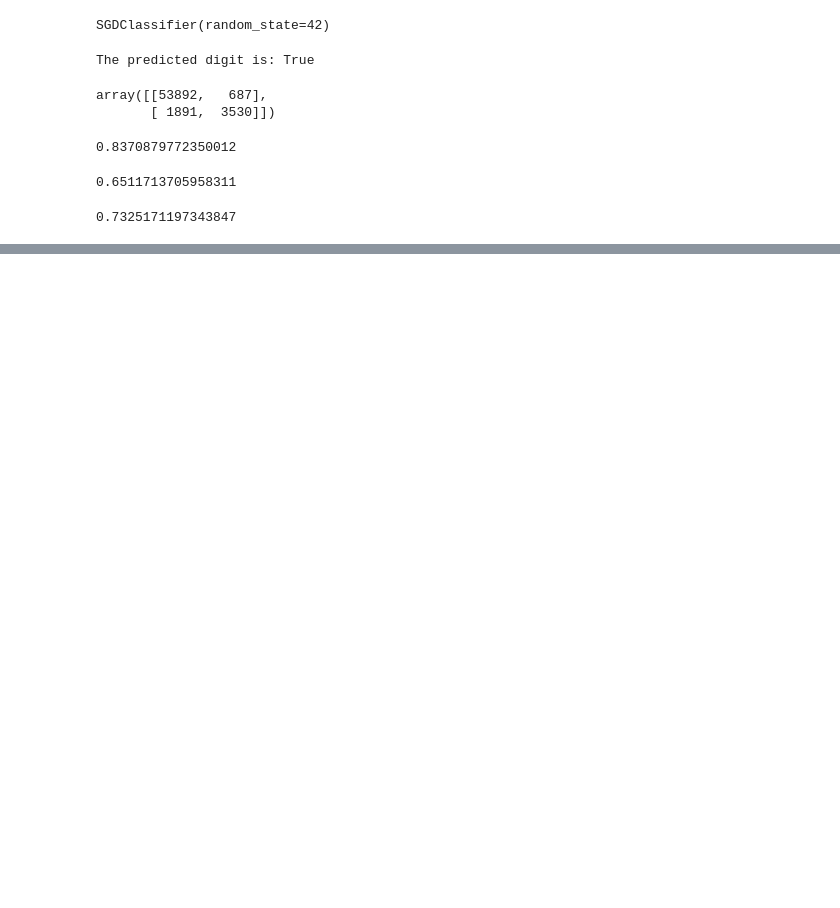
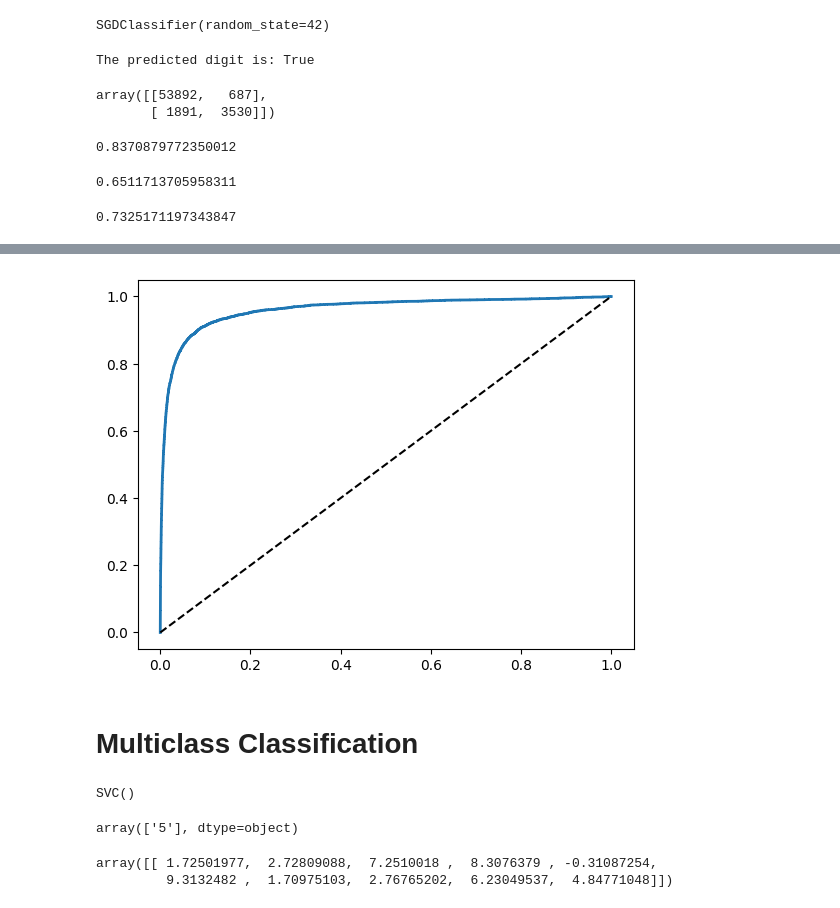
Before and after one commit to ashu433/Machine-Learning-Codes-and-Assignment, a Jupyter notebook: Machine_learning_Book_Chapter_3.ipynb, the cells around one changed output, grey strips where cells are left out. Drawn from its saved outputs; the diff is of its cells as text; code cells hidden in the pictures; blank space fills up the shorter version.

```diff
--- a/Machine_learning_Book_Chapter_3.ipynb
+++ b/Machine_learning_Book_Chapter_3.ipynb
@@ -96,0 +116,10 @@ f1_score(y_train_5,y_predicted_5)
+# %%
+fpr, tpr, thresholds = roc_curve(y_train_5,decision_score)
+# %%
+plt.plot(fpr, tpr, linewidth=2, label=None)
+plt.plot([0, 1], [0, 1], 'k--')
+plt.show()
+# %% [output]
+[figure, added]
+# %% [markdown]
+# **Multiclass Classification**
@@ -96,0 +128,14 @@ f1_score(y_train_5,y_predicted_5)
+# %%
+svm_clf=SVC()
+svm_clf.fit(X_train,y_train)
+# %% [output]
+SVC()
+# %%
+svm_clf.predict(X[0].reshape(1, -1))
+# %% [output]
+array(['5'], dtype=object)
+# %%
+svm_clf.decision_function(X[0].reshape(1, -1))
+# %% [output]
+array([[ 1.72501977,  2.72809088,  7.2510018 ,  8.3076379 , -0.31087254,
+         9.3132482 ,  1.70975103,  2.76765202,  6.23049537,  4.84771048]])
```
Also changed, not shown: parts of 10 cells of this notebook.
